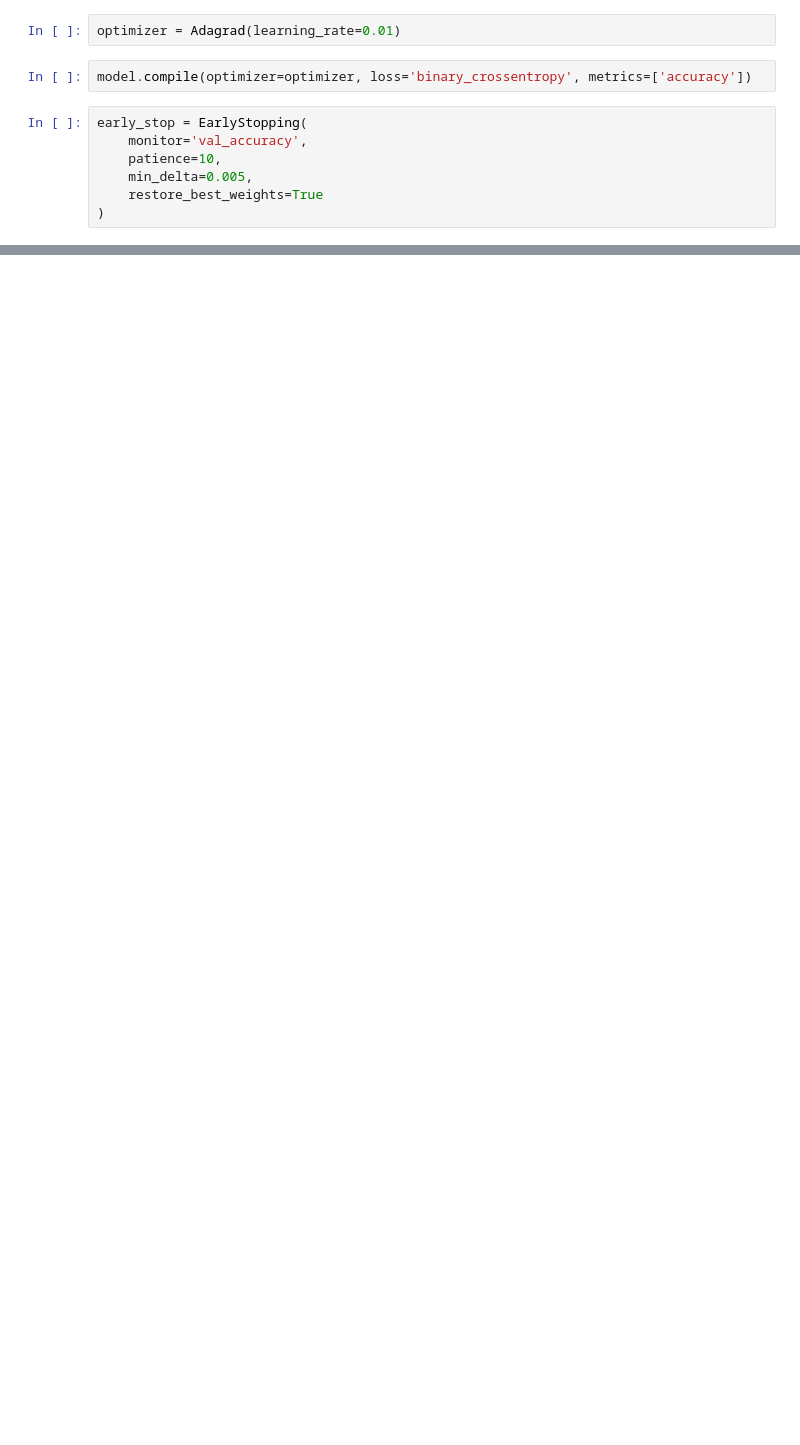
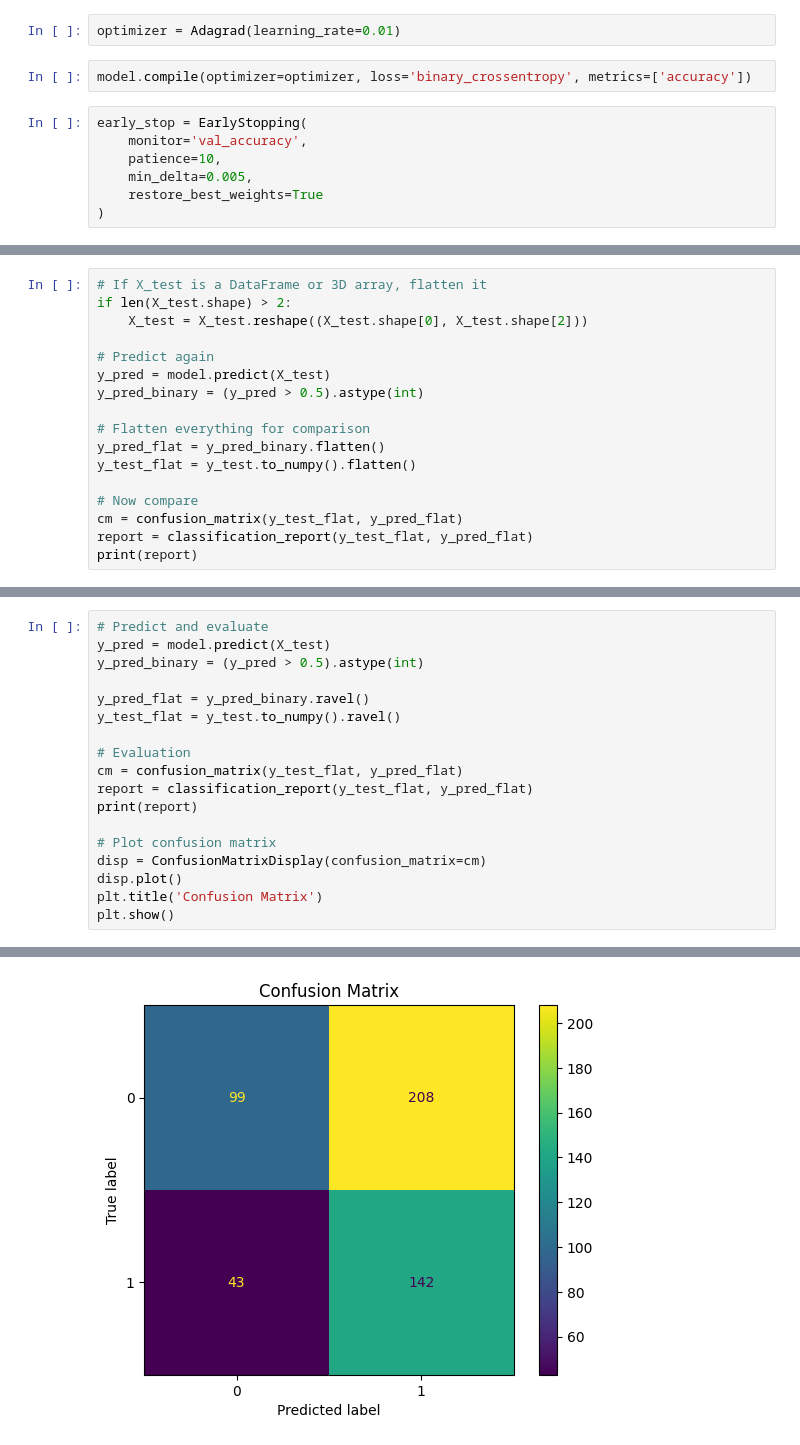
Before and after one commit to jkeza1/Group7_water-quality-model, a Jupyter notebook: keza_joan_of_formative_ii_starter_code.ipynb, the cells around one changed output, grey strips where cells are left out. Cells and saved outputs as stored; diff of their text form; blank space fills up the shorter version.

```diff
--- a/keza_joan_of_formative_ii_starter_code.ipynb
+++ b/keza_joan_of_formative_ii_starter_code.ipynb
@@ -160,0 +162,17 @@ weighted avg       0.57      0.59      0.57       492
+# %%
+# If X_test is a DataFrame or 3D array, flatten it
+if len(X_test.shape) > 2:
+    X_test = X_test.reshape((X_test.shape[0], X_test.shape[2]))
+
+# Predict again
+y_pred = model.predict(X_test)
+y_pred_binary = (y_pred > 0.5).astype(int)
+
+# Flatten everything for comparison
+y_pred_flat = y_pred_binary.flatten()
+y_test_flat = y_test.to_numpy().flatten()
+
+# Now compare
+cm = confusion_matrix(y_test_flat, y_pred_flat)
+report = classification_report(y_test_flat, y_pred_flat)
+print(report)
@@ -160,0 +189,19 @@ weighted avg       0.57      0.59      0.57       492
+# %%
+# Predict and evaluate
+y_pred = model.predict(X_test)
+y_pred_binary = (y_pred > 0.5).astype(int)
+
+y_pred_flat = y_pred_binary.ravel()
+y_test_flat = y_test.to_numpy().ravel()
+
+# Evaluation
+cm = confusion_matrix(y_test_flat, y_pred_flat)
+report = classification_report(y_test_flat, y_pred_flat)
+print(report)
+
+# Plot confusion matrix
+disp = ConfusionMatrixDisplay(confusion_matrix=cm)
+disp.plot()
+plt.title('Confusion Matrix')
+plt.show()
+# %% [output]
@@ -161 +217,2 @@ weighted avg       0.57      0.59      0.57       492
+[figure, added]
 # %%
```
Also changed, not shown: parts of 14 cells of this notebook.
